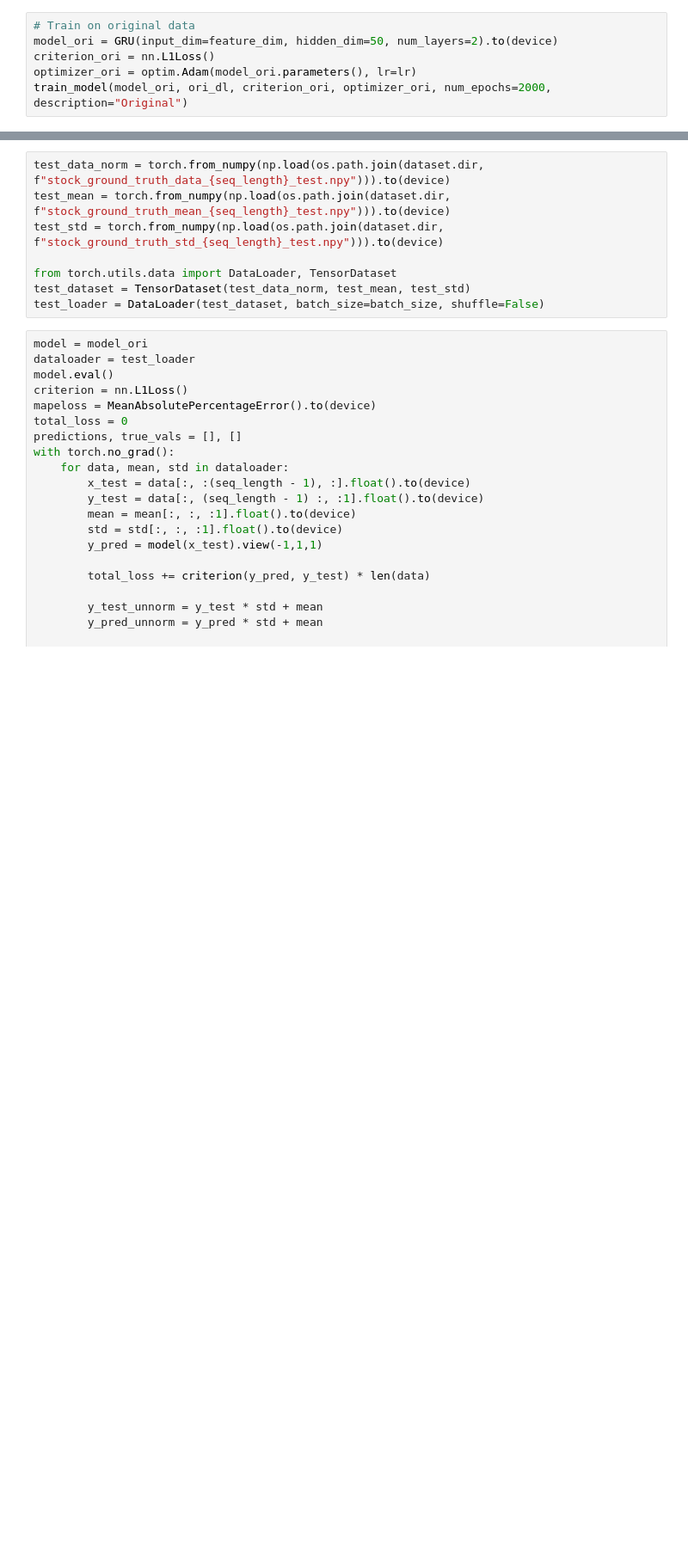
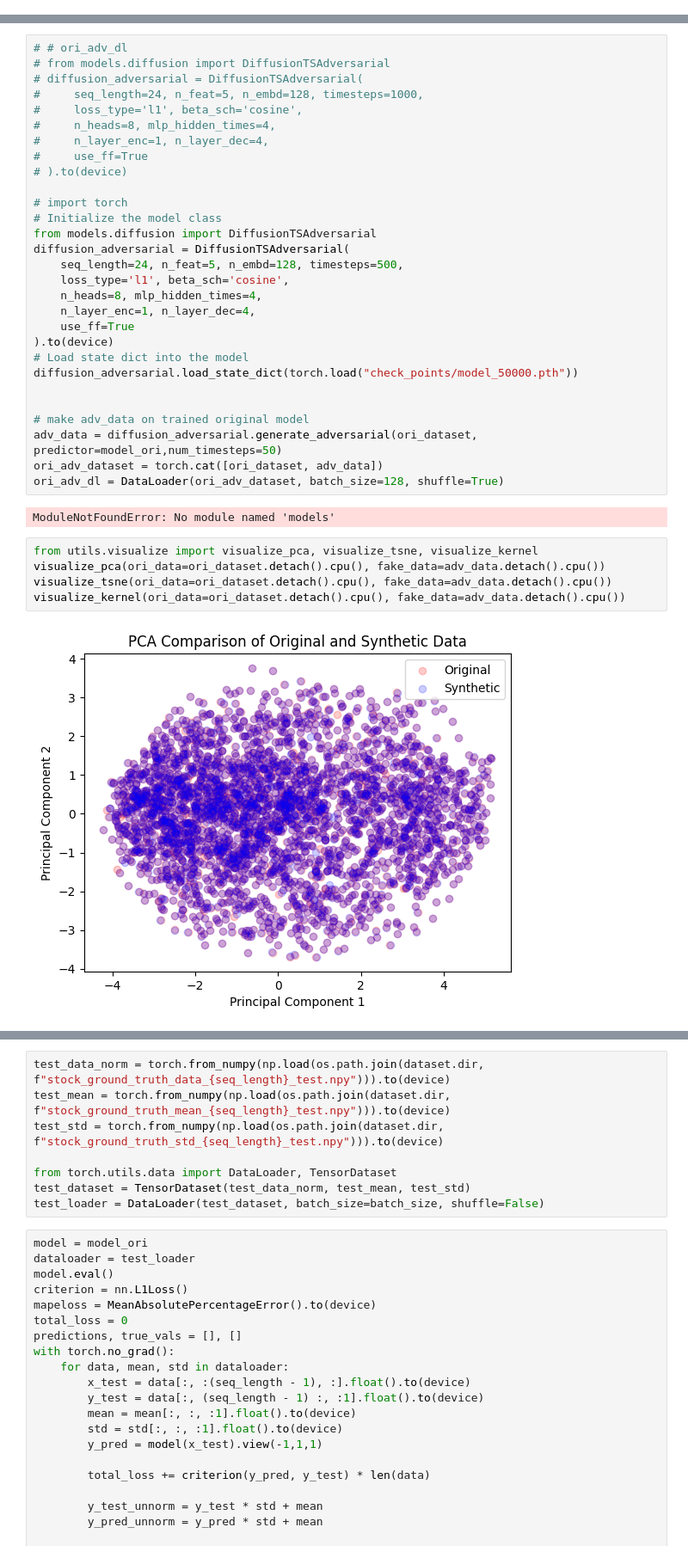
Before and after one commit to hrj04/Project_TS_Generation, a Jupyter notebook: experiments/stock_prediction.ipynb, the cells around one changed output, grey strips where cells are left out. Shown at 86% size. Saved outputs shown, nothing was run; the diff lists cells and outputs as text; blank space fills up the shorter version.

```diff
--- a/experiments/stock_prediction.ipynb
+++ b/experiments/stock_prediction.ipynb
@@ -48,6 +42,0 @@ def train_model(model, dataloader, criterion, optimizer, num_epochs=100, descrip
-# %%
-# Train on original data
-model_ori = GRU(input_dim=feature_dim, hidden_dim=50, num_layers=2).to(device)
-criterion_ori = nn.L1Loss()
-optimizer_ori = optim.Adam(model_ori.parameters(), lr=lr)
-train_model(model_ori, ori_dl, criterion_ori, optimizer_ori, num_epochs=2000, description="Original")
@@ -77,0 +60,38 @@ train_model(model_ori_fake, ori_fake_dl, criterion_ori_fake, optimizer_ori_fake,
+# %%
+# # ori_adv_dl
+# from models.diffusion import DiffusionTSAdversarial
+# diffusion_adversarial = DiffusionTSAdversarial(
+#     seq_length=24, n_feat=5, n_embd=128, timesteps=1000,
+#     loss_type='l1', beta_sch='cosine',
+#     n_heads=8, mlp_hidden_times=4,
+#     n_layer_enc=1, n_layer_dec=4,
+#     use_ff=True
+# ).to(device)
+
+# import torch
+# Initialize the model class
+from models.diffusion import DiffusionTSAdversarial
+diffusion_adversarial = DiffusionTSAdversarial(
+    seq_length=24, n_feat=5, n_embd=128, timesteps=500,
+    loss_type='l1', beta_sch='cosine',
+    n_heads=8, mlp_hidden_times=4,
+    n_layer_enc=1, n_layer_dec=4,
+    use_ff=True
+).to(device)
+# Load state dict into the model
+diffusion_adversarial.load_state_dict(torch.load("check_points/model_50000.pth"))
+
+
+# make adv_data on trained original model
+adv_data = diffusion_adversarial.generate_adversarial(ori_dataset, predictor=model_ori,num_timesteps=50)
+ori_adv_dataset = torch.cat([ori_dataset, adv_data])
+ori_adv_dl = DataLoader(ori_adv_dataset, batch_size=128, shuffle=True)
+# %% [output]
+ModuleNotFoundError: No module named 'models'
+# %%
+from utils.visualize import visualize_pca, visualize_tsne, visualize_kernel
+visualize_pca(ori_data=ori_dataset.detach().cpu(), fake_data=adv_data.detach().cpu())
+visualize_tsne(ori_data=ori_dataset.detach().cpu(), fake_data=adv_data.detach().cpu())
+visualize_kernel(ori_data=ori_dataset.detach().cpu(), fake_data=adv_data.detach().cpu())
+# %% [output]
+[figure, added]
```
Also changed, not shown: parts of 14 cells of this notebook, 10 other files.
